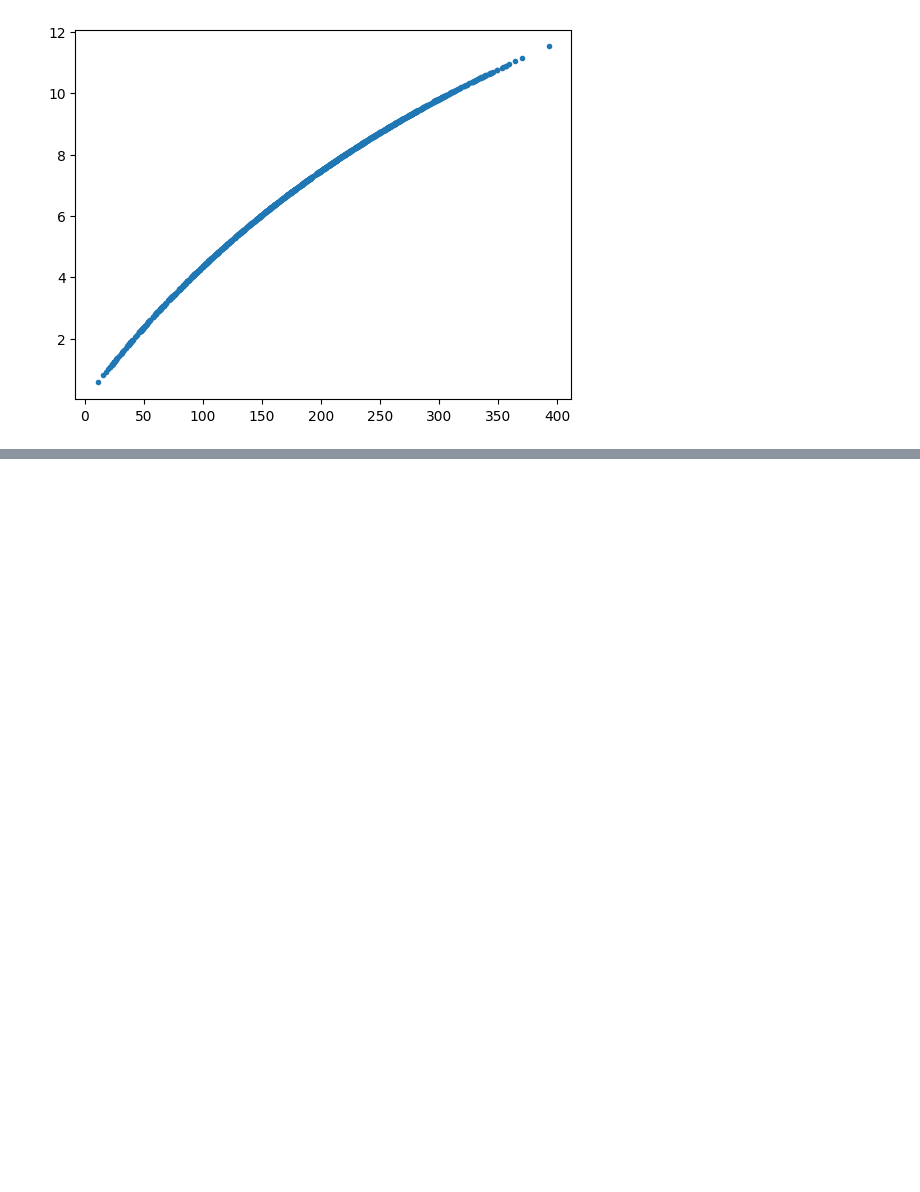
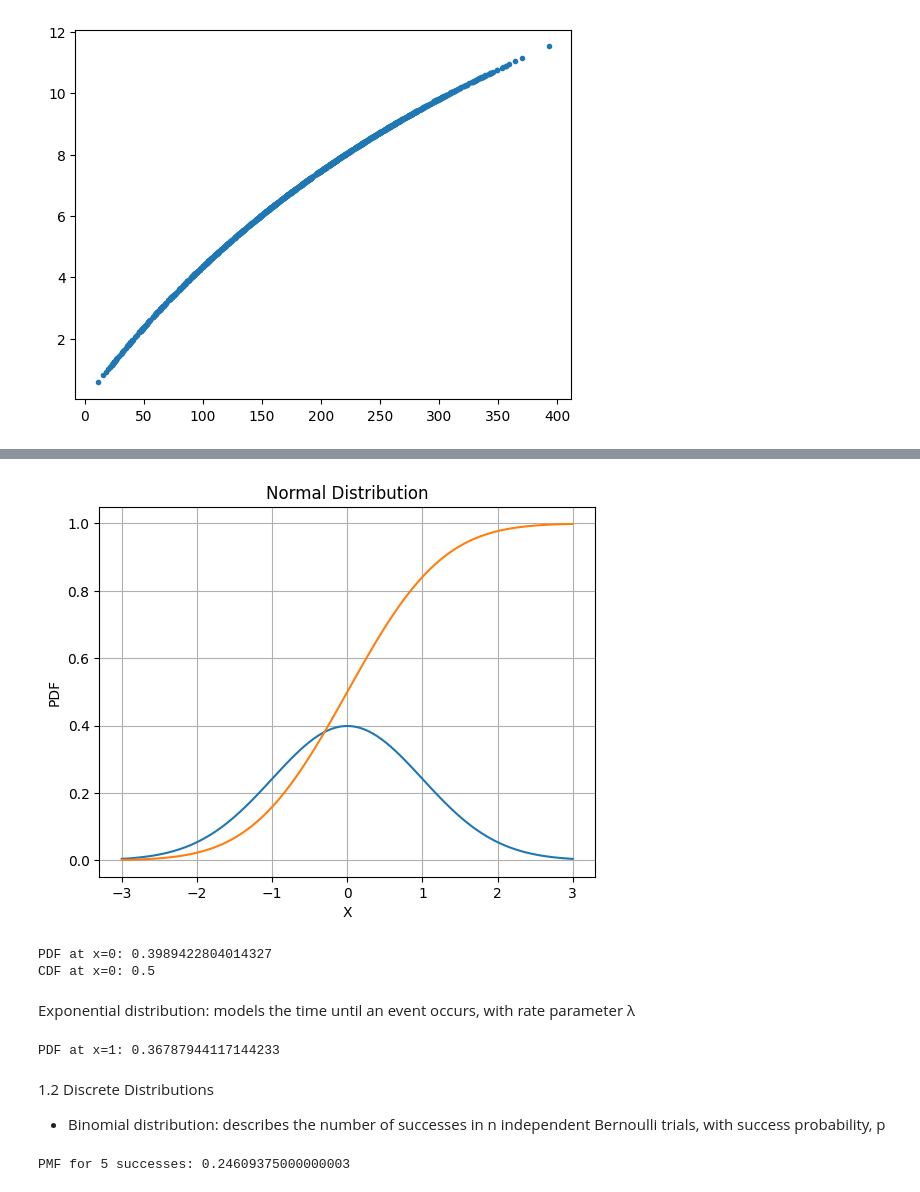
Before and after one commit to jayasuneja/FWE458_Spring25, a Jupyter notebook: Lecture Notes/FWE458_LectureNotes_L6_L10.ipynb, the cells around one changed output, grey strips where cells are left out. Saved outputs shown, nothing was run; the diff lists cells and outputs as text; code cells hidden in the pictures; blank space fills up the shorter version.

```diff
--- a/Lecture Notes/FWE458_LectureNotes_L6_L10.ipynb
+++ b/Lecture Notes/FWE458_LectureNotes_L6_L10.ipynb
@@ -880,0 +892,53 @@ Mounted at /content/drive
+# %%
+from scipy.stats import norm
+
+# Parameters
+import numpy as np
+from scipy.stats import norm
+import matplotlib.pyplot as plt
+
+# Parameters
+mu, sigma = 0, 1
+
+# Points
+x = np.linspace(mu - 3*sigma, mu + 3*sigma, 100)
+
+# Plot
+plt.plot(x,norm.pdf(x,mu,sigma))
+plt.plot(x,norm.cdf(x,mu,sigma))
+plt.title('Normal Distribution')
+plt.xlabel('X')
+plt.ylabel('PDF')
+plt.grid(True)
+plt.show()
+
+#PDF and CDF
+pdf_val = norm.pdf(0,mu,sigma)
+cdf_val = norm.cdf(0,mu,sigma)
+
+print(f"PDF at x=0: {pdf_val}")
+print(f"CDF at x=0: {cdf_val}")
+# %% [output]
+[figure, added]
+PDF at x=0: 0.3989422804014327
+CDF at x=0: 0.5
+# %% [markdown]
+Exponential distribution: models the time until an event occurs, with rate parameter λ
+# %%
+from scipy.stats import expon
+lambda_inv = 1 # Mean of exponential distribution, lambda ^-1
+exp_dist = expon(scale = lambda_inv)
+print(f"PDF at x=1: {exp_dist.pdf(1)}")
+# %% [output]
+PDF at x=1: 0.36787944117144233
+# %% [markdown]
+1.2 Discrete Distributions
+* Binomial distribution: describes the number of successes in n independent Bernoulli trials, with success probability, p
+# %%
+from scipy.stats import binom
+n,p = 10, 0.5 # 10 trials, success probability 0.5
+binom_dist = binom(n,p)
+
+print(f"PMF for 5 successes: {binom_dist.pmf(5)}")
+# %% [output]
+PMF for 5 successes: 0.24609375000000003
```
Also changed, not shown: parts of 50 cells of this notebook.
